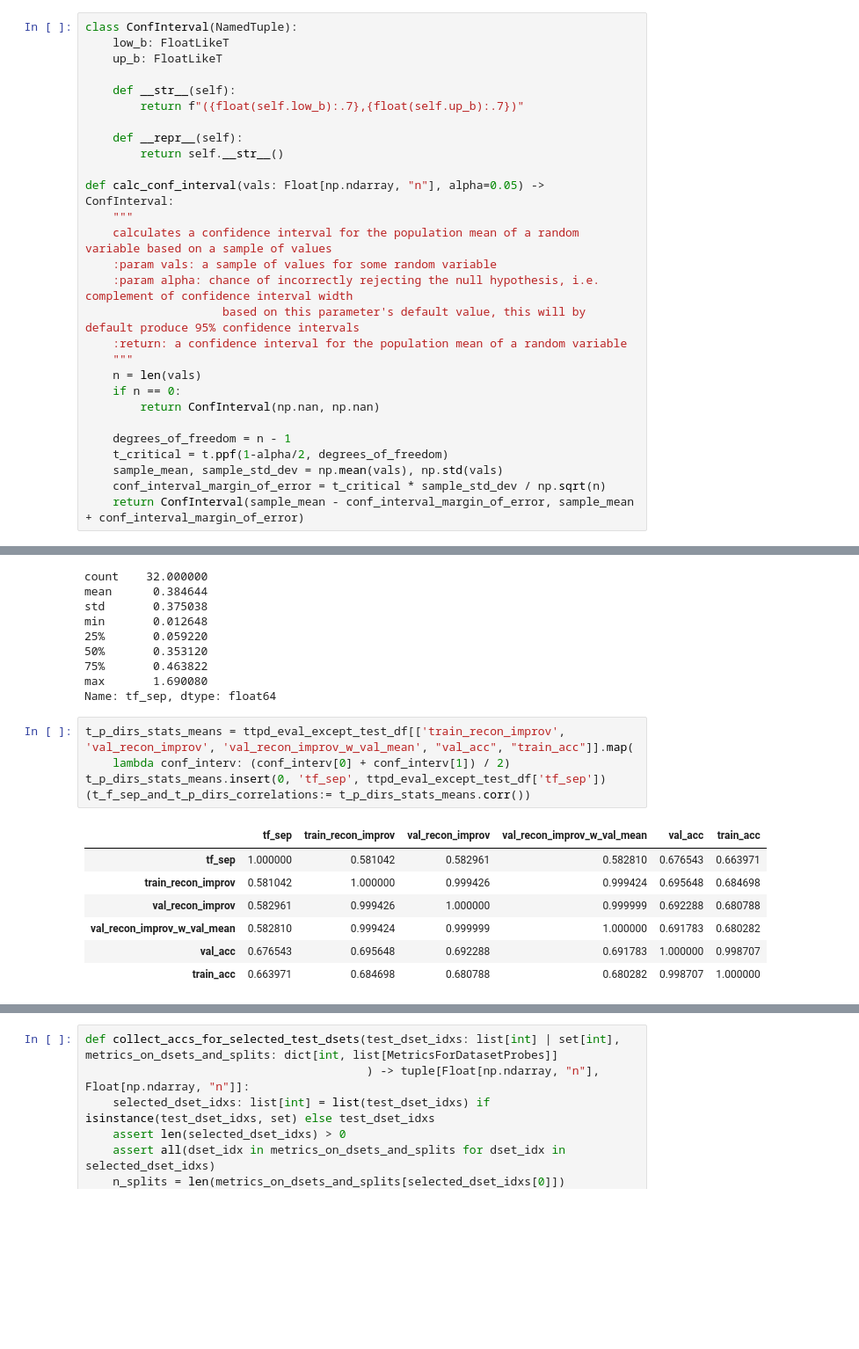
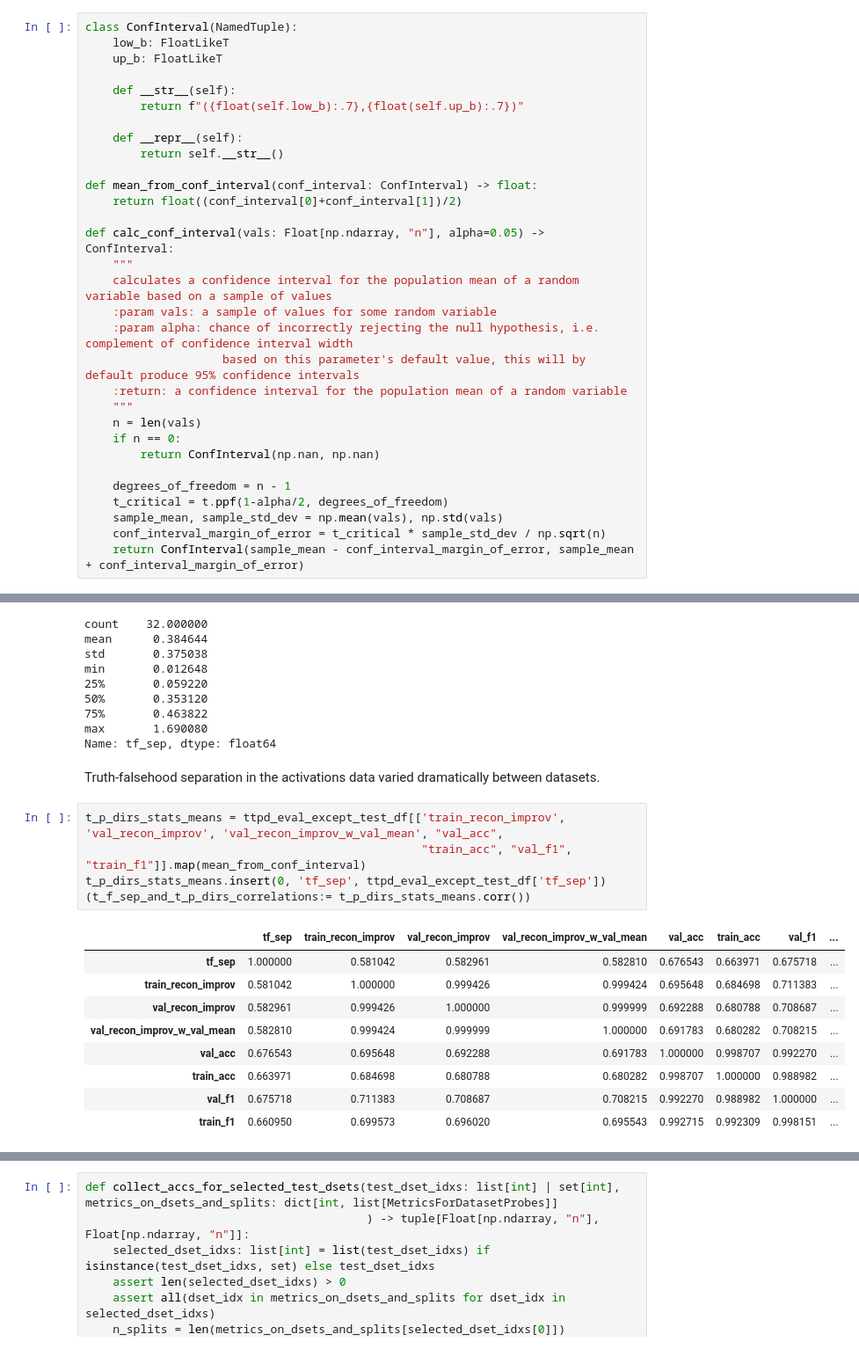
Before and after one commit to BareBeaverBat/TruthIsUniversalInPhi3_5, a Jupyter notebook: analyzing_overall_results.ipynb, the cells around one changed output, grey strips where cells are left out. Shown at 88% size. Cells and saved outputs as stored; diff of their text form; blank space fills up the shorter version.

```diff
--- a/analyzing_overall_results.ipynb
+++ b/analyzing_overall_results.ipynb
@@ -124,6 +124,9 @@ class ConfInterval(NamedTuple):
 
     def __repr__(self):
         return self.__str__()
+
+def mean_from_conf_interval(conf_interval: ConfInterval) -> float:
+    return float((conf_interval[0]+conf_interval[1])/2)
 
 def calc_conf_interval(vals: Float[np.ndarray, "n"], alpha=0.05) -> ConfInterval:
     """
@@ -439,17 +441,21 @@ min       0.012648
 75%       0.463822
 max       1.690080
 Name: tf_sep, dtype: float64
+# %% [markdown]
+Truth-falsehood separation in the activations data varied dramatically between datasets.
 # %%
-t_p_dirs_stats_means = ttpd_eval_except_test_df[['train_recon_improv', 'val_recon_improv', 'val_recon_improv_w_val_mean', "val_acc", "train_acc"]].map(
-    lambda conf_interv: (conf_interv[0] + conf_interv[1]) / 2)
+t_p_dirs_stats_means = ttpd_eval_except_test_df[['train_recon_improv', 'val_recon_improv', 'val_recon_improv_w_val_mean', "val_acc",
+                                                 "train_acc", "val_f1", "train_f1"]].map(mean_from_conf_interval)
 t_p_dirs_stats_means.insert(0, 'tf_sep', ttpd_eval_except_test_df['tf_sep'])
 (t_f_sep_and_t_p_dirs_correlations:= t_p_dirs_stats_means.corr())
 # %% [output]
-|  | tf_sep | train_recon_improv | val_recon_improv | val_recon_improv_w_val_mean | val_acc | train_acc |
-| tf_sep | 1.000000 | 0.581042 | 0.582961 | 0.582810 | 0.676543 | 0.663971 |
-| train_recon_improv | 0.581042 | 1.000000 | 0.999426 | 0.999424 | 0.695648 | 0.684698 |
-| val_recon_improv | 0.582961 | 0.999426 | 1.000000 | 0.999999 | 0.692288 | 0.680788 |
-| val_recon_improv_w_val_mean | 0.582810 | 0.999424 | 0.999999 | 1.000000 | 0.691783 | 0.680282 |
-| val_acc | 0.676543 | 0.695648 | 0.692288 | 0.691783 | 1.000000 | 0.998707 |
-| train_acc | 0.663971 | 0.684698 | 0.680788 | 0.680282 | 0.998707 | 1.000000 |
+|  | tf_sep | train_recon_improv | val_recon_improv | val_recon_improv_w_val_mean | val_acc | train_acc | val_f1 | ... |
+| tf_sep | 1.000000 | 0.581042 | 0.582961 | 0.582810 | 0.676543 | 0.663971 | 0.675718 | ... |
+| train_recon_improv | 0.581042 | 1.000000 | 0.999426 | 0.999424 | 0.695648 | 0.684698 | 0.711383 | ... |
+| val_recon_improv | 0.582961 | 0.999426 | 1.000000 | 0.999999 | 0.692288 | 0.680788 | 0.708687 | ... |
+| val_recon_improv_w_val_mean | 0.582810 | 0.999424 | 0.999999 | 1.000000 | 0.691783 | 0.680282 | 0.708215 | ... |
+| val_acc | 0.676543 | 0.695648 | 0.692288 | 0.691783 | 1.000000 | 0.998707 | 0.992270 | ... |
+| train_acc | 0.663971 | 0.684698 | 0.680788 | 0.680282 | 0.998707 | 1.000000 | 0.988982 | ... |
+| val_f1 | 0.675718 | 0.711383 | 0.708687 | 0.708215 | 0.992270 | 0.988982 | 1.000000 | ... |
+| train_f1 | 0.660950 | 0.699573 | 0.696020 | 0.695543 | 0.992715 | 0.992309 | 0.998151 | ... |
 # %% [markdown]
```
Also changed, not shown: parts of 33 cells of this notebook.
